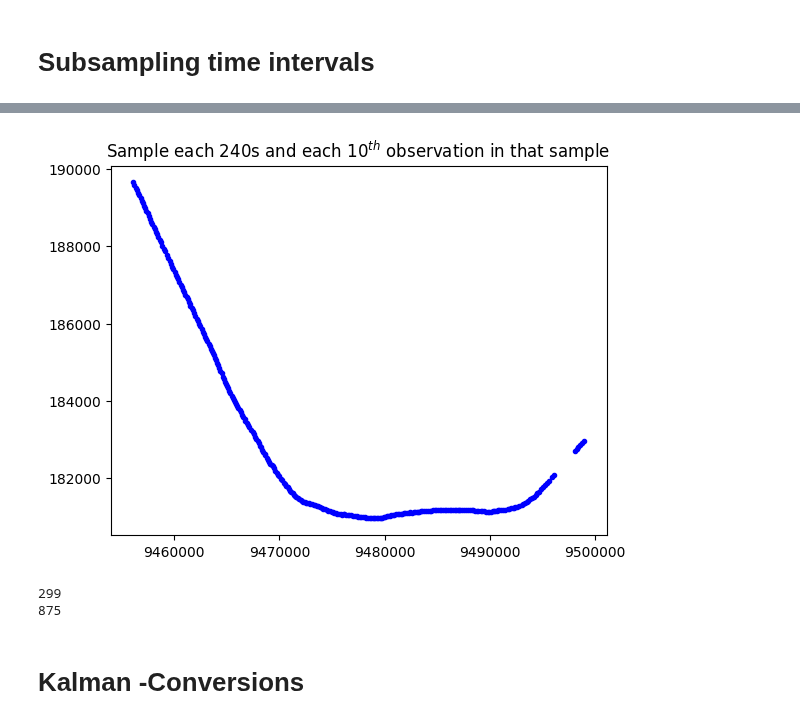
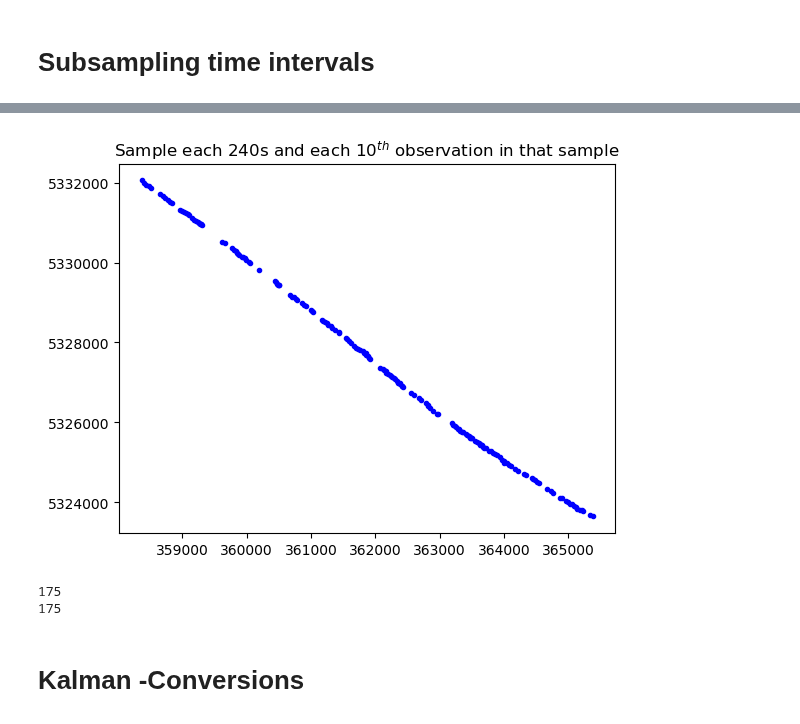
Before and after one commit to cnburger/AIS_KalmanFilter, a Jupyter notebook: Time Sampling.ipynb, the cells around one changed output, grey strips where cells are left out. Drawn from its saved outputs; the diff is of its cells as text; code cells hidden in the pictures.

```diff
--- a/Time Sampling.ipynb
+++ b/Time Sampling.ipynb
@@ -20,0 +28,16 @@ plt.show()
+# %%
+pd_dataset = None
+pd_dataset = pd.read_csv(r"C:\Users\chris\OneDrive\MSc\Kalman Filter - Polish Paper\Trajectory Kalman\226158000.csv")
+
+lower = 750 #750
+upper = 1100
+
+myrange = np.arange(lower,upper,1)
+
+pd_dataset_new = convert_dataset( (pd_dataset.iloc[np.arange(lower,upper,1),:]).reset_index(drop = True),240,2)
+print(pd_dataset_new.head())
+plt.plot(pd_dataset_new['lat'],pd_dataset_new['long'], 'g.')
+plt.show()
+
+pd_dataset = pd_dataset_new
+#pd_dataset.to_csv(r'577228000_linear.csv', index = False)
@@ -117,15 +101,18 @@ df_sampled
+# %%
+#df_sampled = subsample_obs_time(pd_dataset, 60, 3)
+df_sampled = pd_dataset
 # %%
-df_sampled = subsample_obs_time(pd_dataset, 240, 3)
+#df_sampled = subsample_obs_time(pd_dataset, 240, 3)
 plt.plot(df_sampled['lat'], df_sampled['long'], 'b.')
 plt.title("Sample each 240s and each $10^{th}$ observation in that sample")
 plt.show()
 
 print(len(df_sampled))
 print(len(pd_dataset))
 # %% [output]
-[figure, old version]
+[figure, new version]
-299
-875
+175
+175
 # %% [markdown]
 # Kalman -Conversions
 # %%
```
Also changed, not shown: parts of 15 cells of this notebook.
